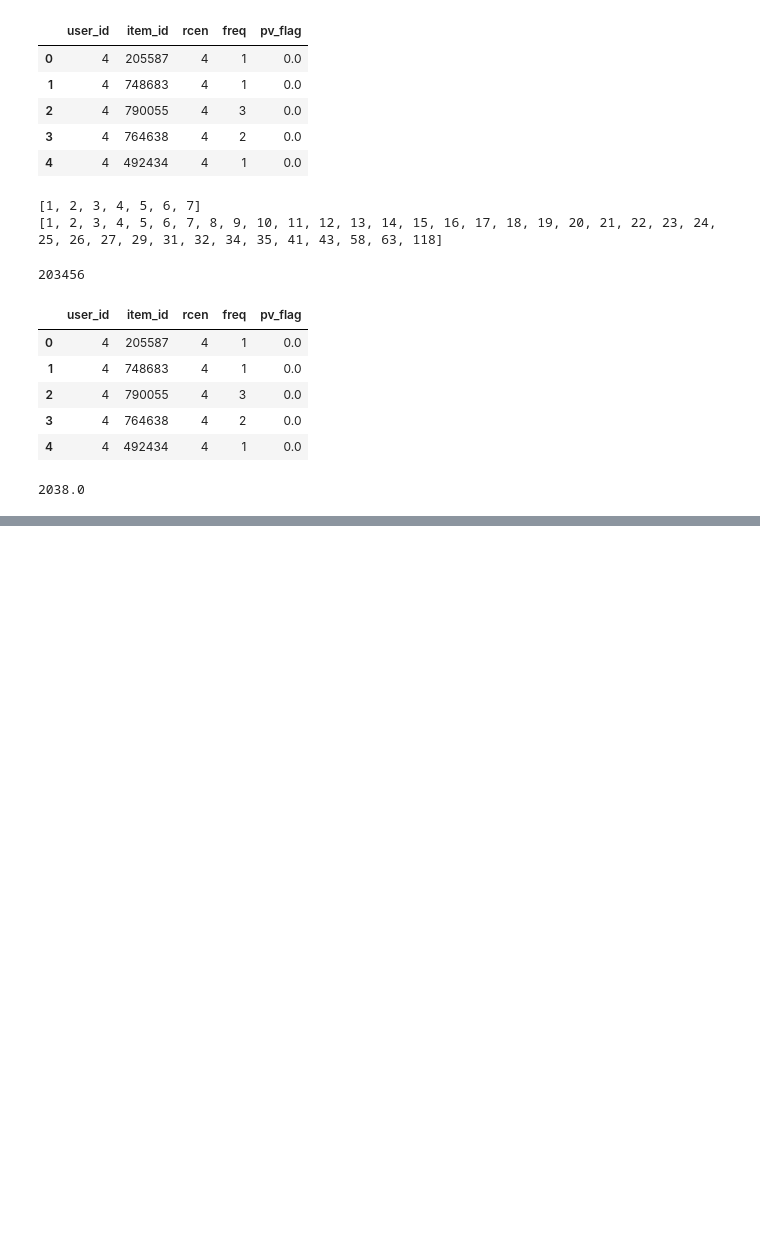
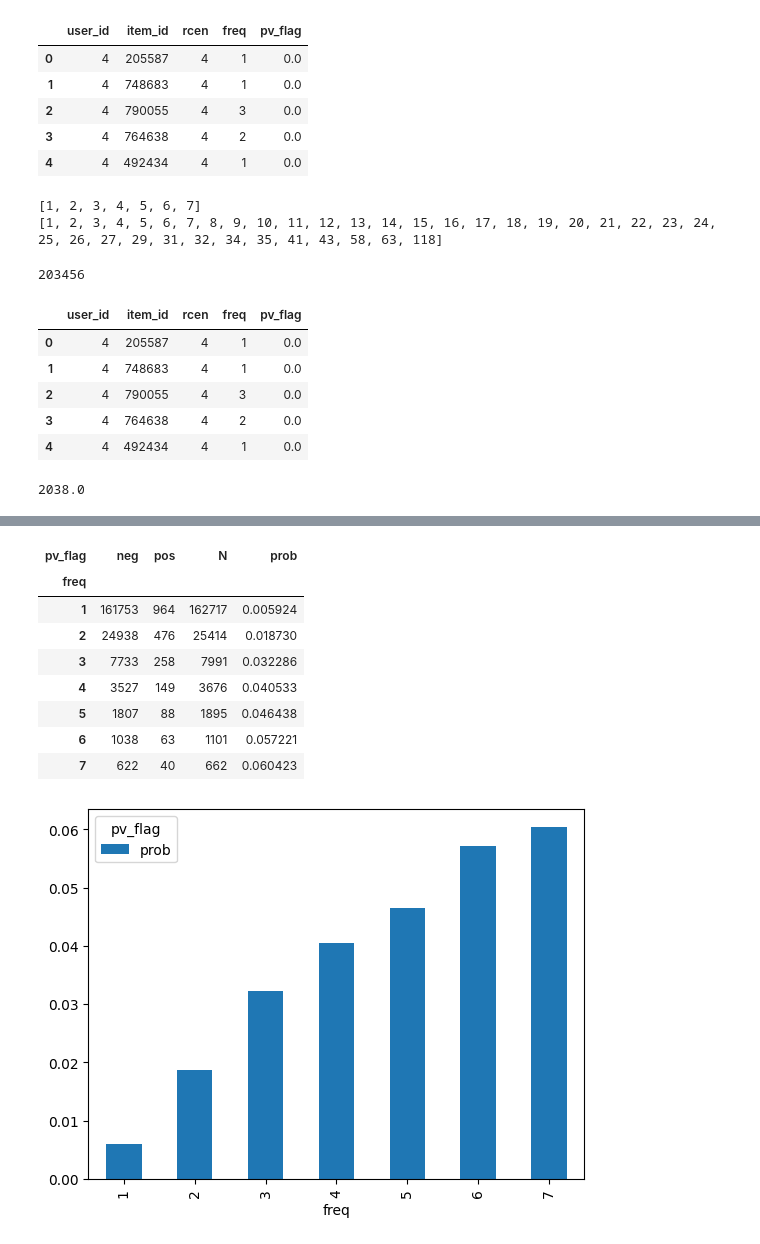
Before and after one commit to maton369/PyOptBook_Practice, a Jupyter notebook: 7_reccommendation/recommendation.ipynb, the cells around one changed output, grey strips where cells are left out. Drawn from its saved outputs; the diff is of its cells as text; code cells hidden in the pictures; blank space fills up the shorter version.

```diff
--- a/7_reccommendation/recommendation.ipynb
+++ b/7_reccommendation/recommendation.ipynb
@@ -172,0 +213,4 @@ rcen_df
+# %%
+freq_df = pd.crosstab(index=tar_df["freq"], columns=tar_df["pv_flag"])
+freq_df = freq_df.rename(columns={0: "neg", 1: "pos"})
+freq_df
@@ -172,0 +227,16 @@ rcen_df
+# %%
+freq_df["N"] = freq_df["neg"] + freq_df["pos"]
+freq_df["prob"] = freq_df["pos"] / freq_df["N"]
+freq_df[["prob"]].plot.bar()
+freq_df
+# %% [output]
+| pv_flag | neg | pos | N | prob |
+| freq |  |  |  |  |
+| 1 | 161753 | 964 | 162717 | 0.005924 |
+| 2 | 24938 | 476 | 25414 | 0.018730 |
+| 3 | 7733 | 258 | 7991 | 0.032286 |
+| 4 | 3527 | 149 | 3676 | 0.040533 |
+| 5 | 1807 | 88 | 1895 | 0.046438 |
+| 6 | 1038 | 63 | 1101 | 0.057221 |
+| 7 | 622 | 40 | 662 | 0.060423 |
+[figure, added]
```
Also changed, not shown: parts of 12 cells of this notebook.
